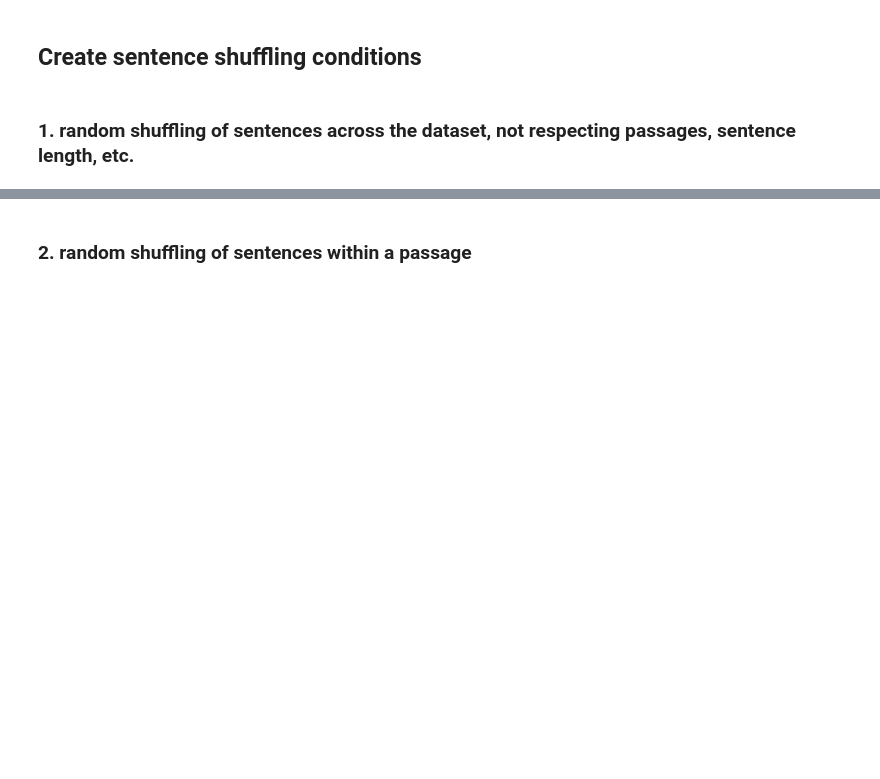
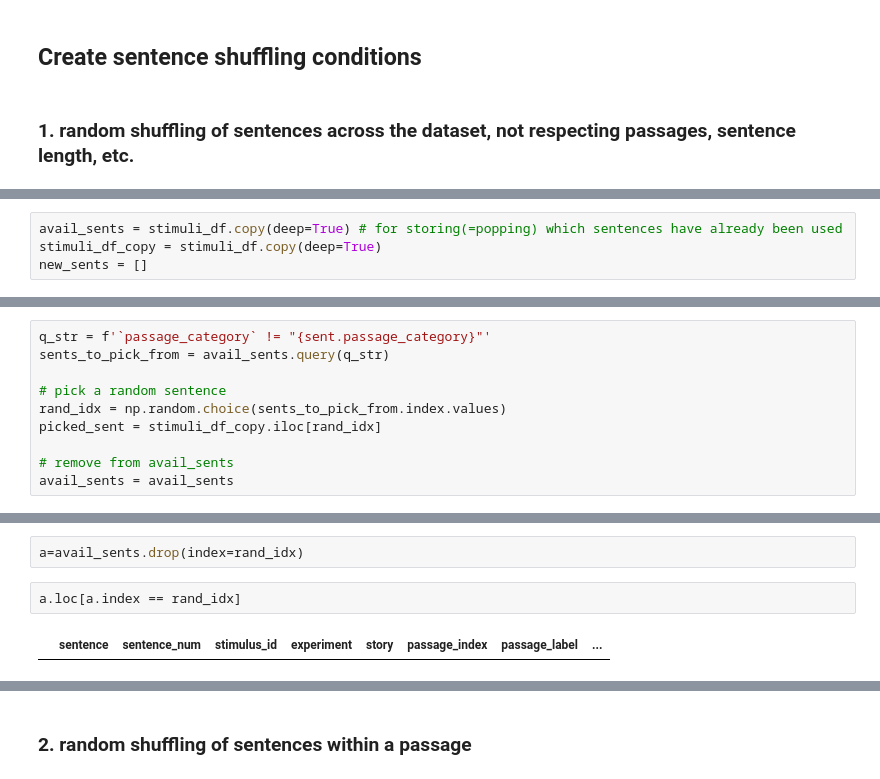
Before and after one commit to carina-kauf/perturbed-neural-nlp, a Jupyter notebook: ressources/stimuli_creation/3_create_sentence-meaning-manipulation.ipynb, the cells around one changed output, grey strips where cells are left out. Drawn from its saved outputs; the diff is of its cells as text; blank space fills up the shorter version.

```diff
--- a/ressources/stimuli_creation/3_create_sentence-meaning-manipulation.ipynb
+++ b/ressources/stimuli_creation/3_create_sentence-meaning-manipulation.ipynb
@@ -166,0 +185,4 @@ Done
+# %%
+avail_sents = stimuli_df.copy(deep=True) # for storing(=popping) which sentences have already been used
+stimuli_df_copy = stimuli_df.copy(deep=True)
+new_sents = []
@@ -166,0 +241,10 @@ Done
+# %%
+q_str = f'`passage_category` != "{sent.passage_category}"'
+sents_to_pick_from = avail_sents.query(q_str)
+
+# pick a random sentence
+rand_idx = np.random.choice(sents_to_pick_from.index.values)
+picked_sent = stimuli_df_copy.iloc[rand_idx]
+
+# remove from avail_sents
+avail_sents = avail_sents
@@ -166,0 +291,6 @@ Done
+# %%
+a=avail_sents.drop(index=rand_idx)
+# %%
+a.loc[a.index == rand_idx]
+# %% [output]
+|  | sentence | sentence_num | stimulus_id | experiment | story | passage_index | passage_label | ... |
```
Also changed, not shown: parts of 21 cells of this notebook.
